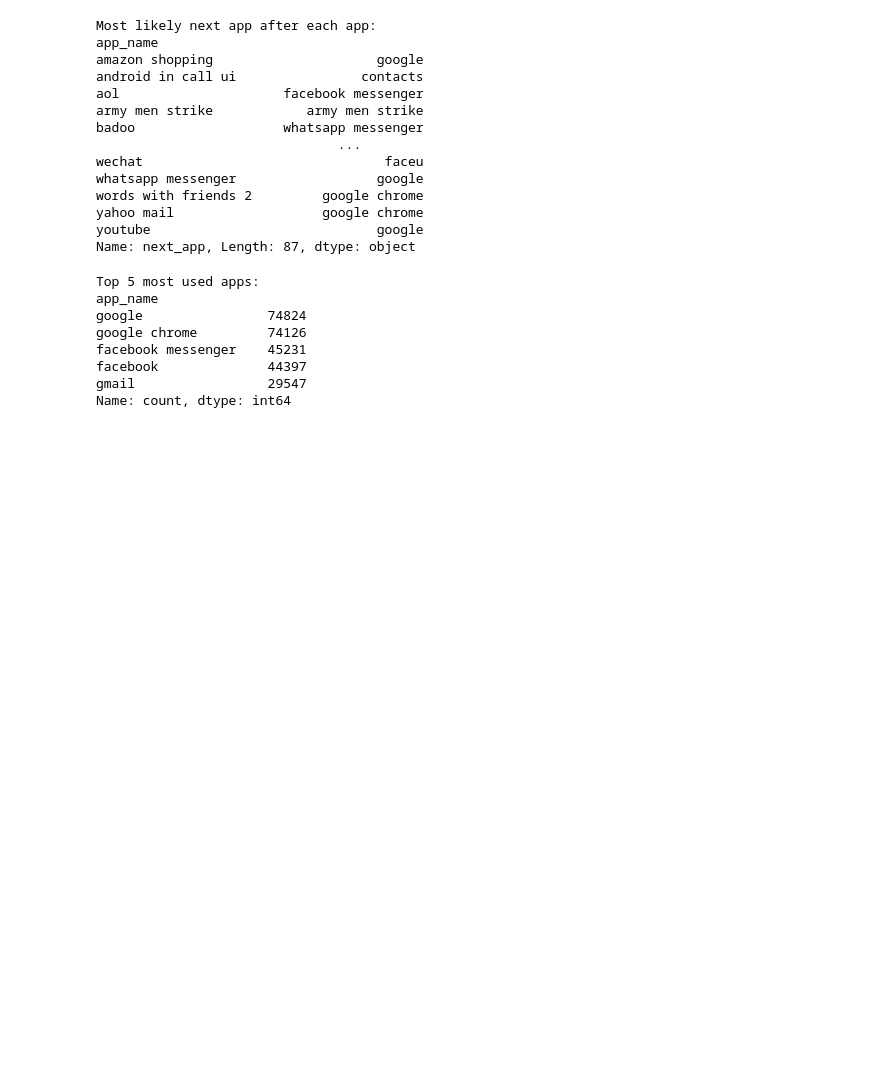
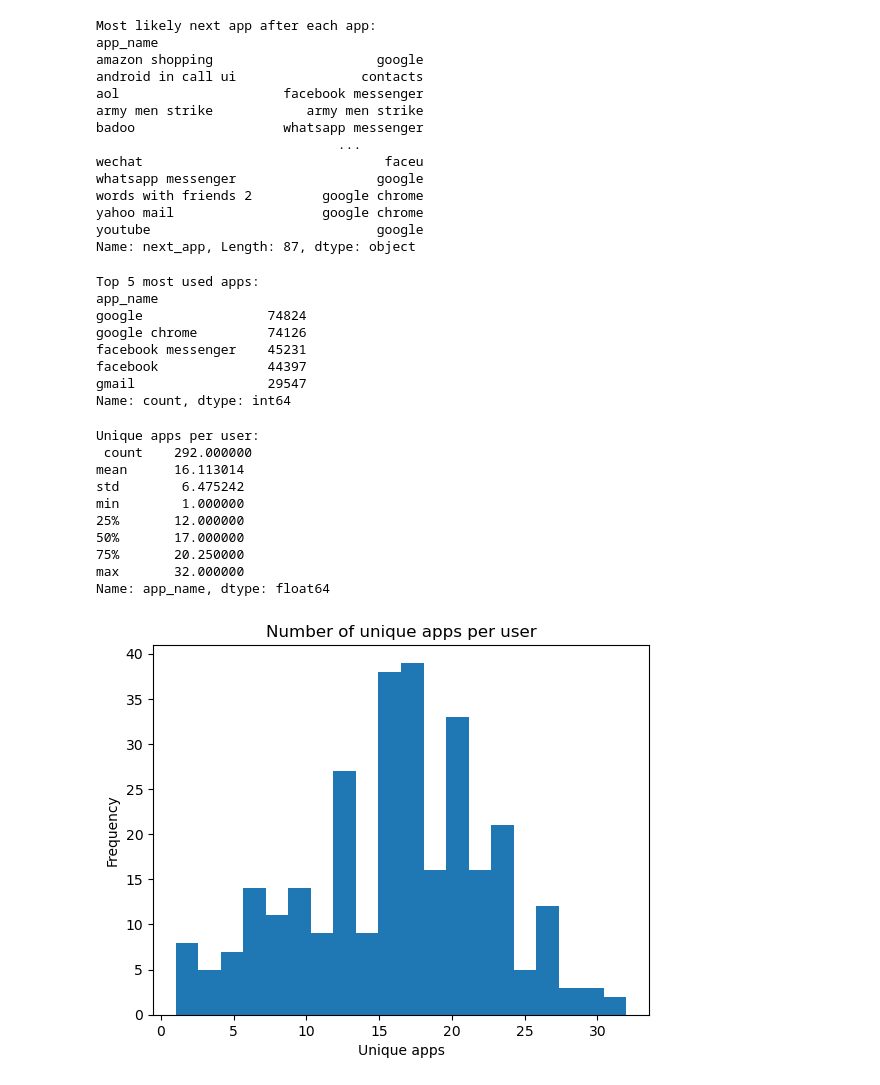
Before and after one commit to ucd25-cosmos-patternseekers/cosmos-data-analysis, a Jupyter notebook: data/cleaned/eda.ipynb, the cells around one changed output. Cells and saved outputs as stored; diff of their text form; code cells hidden in the pictures; blank space fills up the shorter version.

Commit message:
added unique users

```diff
--- a/data/cleaned/eda.ipynb
+++ b/data/cleaned/eda.ipynb
@@ -69,3 +69,24 @@ facebook messenger    45231
 facebook              44397
 gmail                 29547
 Name: count, dtype: int64
+# %%
+apps_per_user = df.groupby('user_id')['app_name'].nunique()
+print("Unique apps per user:\n", apps_per_user.describe())
+
+# Histogram plot
+import matplotlib.pyplot as plt
+apps_per_user.plot(kind='hist', bins=20, title='Number of unique apps per user')
+plt.xlabel('Unique apps')
+plt.show()
+# %% [output]
+Unique apps per user:
+ count    292.000000
+mean      16.113014
+std        6.475242
+min        1.000000
+25%       12.000000
+50%       17.000000
+75%       20.250000
+max       32.000000
+Name: app_name, dtype: float64
+[figure, added]
```
